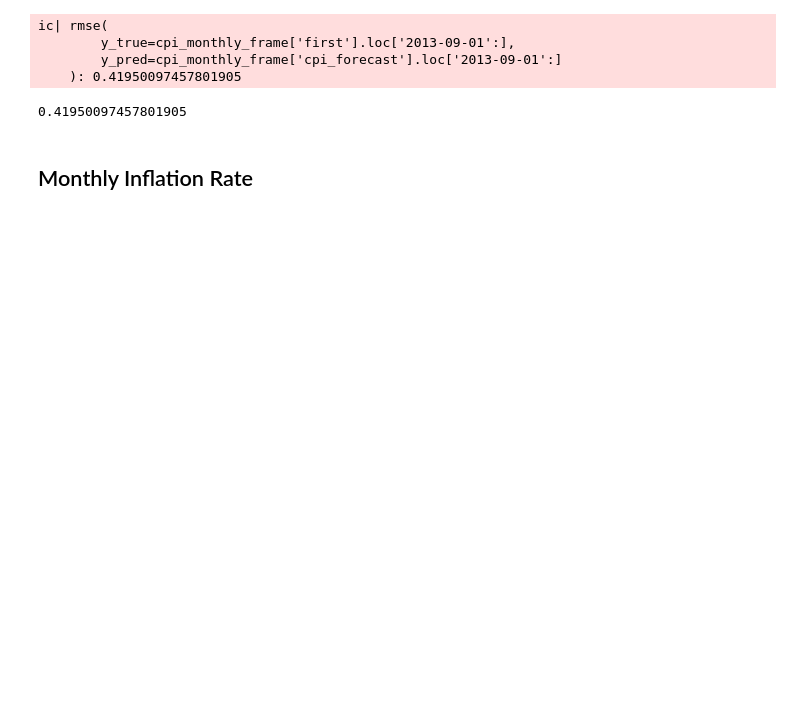
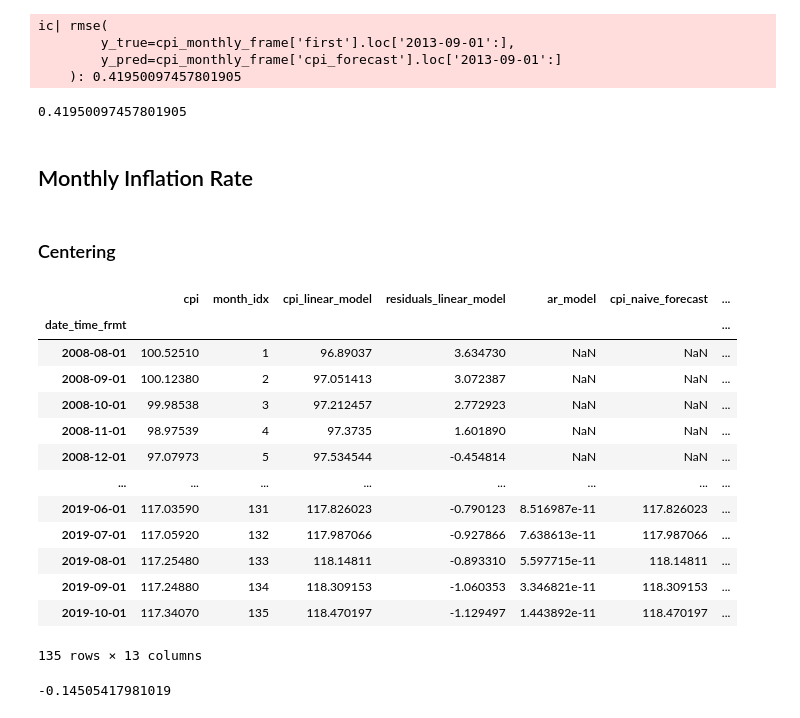
Before and after one commit to SaxeCoburgGotha/DataAnalysis, a Jupyter notebook: src/data_analysis/analyses/time_series/CPI.ipynb, the cells around one changed output. Drawn from its saved outputs; the diff is of its cells as text; code cells hidden in the pictures; blank space fills up the shorter version.

```diff
--- a/src/data_analysis/analyses/time_series/CPI.ipynb
+++ b/src/data_analysis/analyses/time_series/CPI.ipynb
@@ -586,6 +610,9 @@ cpi_monthly_frame = (
             axis =1
         ),
     )
+    .assign(
+        inflation_rate_percent = lambda X: X.inflation_rate * 100
+    )
 )
 # %%
 fig = go.Figure()
@@ -612,0 +642,51 @@ cpi_monthly_frame
+# %% [markdown]
+### Centering
+# %%
+def centering(x):
+    assert x.shape[0] == 13, "Not the right ammount of values"
+    # if x.shape[0] != 13:
+    #     print('here')
+    x.iloc[0] = x.iloc[0] * 0.5
+    x.iloc[-1] = x.iloc[-1] * 0.5
+    return (x.sum()/12)
+# %%
+(
+    cpi_monthly_frame
+    .dropna(
+        subset=[
+            'inflation_rate_percent'
+        ]
+    )
+    .assign(
+        centered_moving_average = lambda X: X['inflation_rate_percent'].rolling(
+            window = 13,
+            min_periods=13,
+            center=True,
+            closed = 'neither'
+        ).apply(
+            func = centering,
+            raw = False
+        )
+    )
+)
+# %% [output]
+|  | cpi | month_idx | cpi_linear_model | residuals_linear_model | ar_model | cpi_naive_forecast | ... |
+| date_time_frmt |  |  |  |  |  |  | ... |
+| 2008-08-01 | 100.52510 | 1 | 96.89037 | 3.634730 | NaN | NaN | ... |
+| 2008-09-01 | 100.12380 | 2 | 97.051413 | 3.072387 | NaN | NaN | ... |
+| 2008-10-01 | 99.98538 | 3 | 97.212457 | 2.772923 | NaN | NaN | ... |
+| 2008-11-01 | 98.97539 | 4 | 97.3735 | 1.601890 | NaN | NaN | ... |
+| 2008-12-01 | 97.07973 | 5 | 97.534544 | -0.454814 | NaN | NaN | ... |
+| ... | ... | ... | ... | ... | ... | ... | ... |
+| 2019-06-01 | 117.03590 | 131 | 117.826023 | -0.790123 | 8.516987e-11 | 117.826023 | ... |
+| 2019-07-01 | 117.05920 | 132 | 117.987066 | -0.927866 | 7.638613e-11 | 117.987066 | ... |
+| 2019-08-01 | 117.25480 | 133 | 118.14811 | -0.893310 | 5.597715e-11 | 118.14811 | ... |
+| 2019-09-01 | 117.24880 | 134 | 118.309153 | -1.060353 | 3.346821e-11 | 118.309153 | ... |
+| 2019-10-01 | 117.34070 | 135 | 118.470197 | -1.129497 | 1.443892e-11 | 118.470197 | ... |
+135 rows × 13 columns
+# %%
+centering(
+    x=cpi_monthly_frame.inflation_rate_percent.loc['2008-08-01':'2009-08-01']
+)
+# %% [output]
+-0.14505417981019
```
Also changed, not shown: parts of 12 cells of this notebook, 1 other file.
